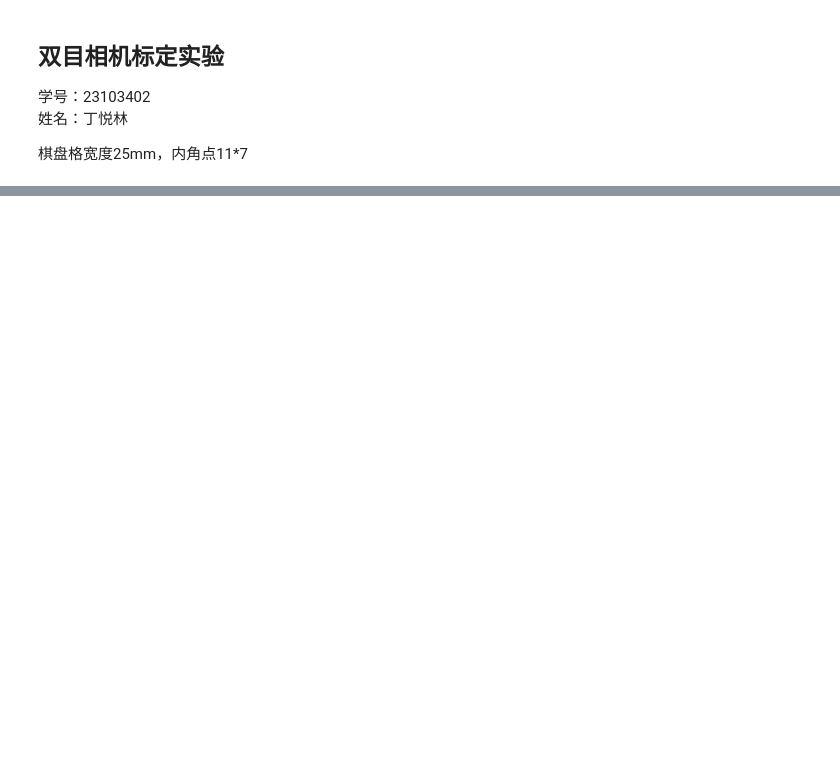
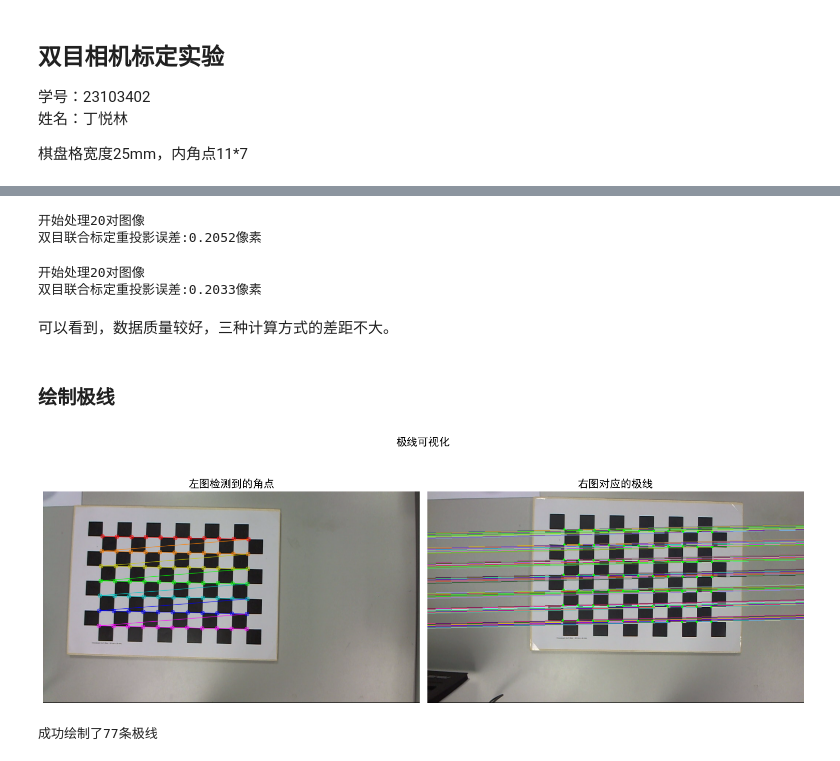
Before and after one commit to User-o2/Camera-Calibration-and-Visual-Odometry, a Jupyter notebook: Camera_Calibrate/code/stereo_camera_calibrate.ipynb, the cells around one changed output, grey strips where cells are left out. Drawn from its saved outputs; the diff is of its cells as text; code cells hidden in the pictures; blank space fills up the shorter version.

```diff
--- a/Camera_Calibrate/code/stereo_camera_calibrate.ipynb
+++ b/Camera_Calibrate/code/stereo_camera_calibrate.ipynb
@@ -211,0 +219,76 @@ stero_cammera_calibrator.stereo_calibrate_camera(flags=flags3)
+# %%
+result['flags2'] = stero_cammera_calibrator.stereo_calibrate_camera(flags=flags2)
+# %% [output]
+开始处理20对图像
+双目联合标定重投影误差:0.2052像素
+# %%
+result['flags3'] = stero_cammera_calibrator.stereo_calibrate_camera(flags=flags3)
+# %% [output]
+开始处理20对图像
+双目联合标定重投影误差:0.2033像素
+# %% [markdown]
+可以看到，数据质量较好，三种计算方式的差距不大。
+# %% [markdown]
+### 绘制极线
+# %%
+# 使用flags3的标定结果绘制极线
+F = stero_cammera_calibrator.F
+
+# 取第一对图像
+left_img_first = cv2.imread(stero_cammera_calibrator.left_img_paths[0])
+right_img_first = cv2.imread(stero_cammera_calibrator.right_img_paths[0])
+left_gray_first = cv2.cvtColor(left_img_first, cv2.COLOR_BGR2GRAY)
+right_gray_first = cv2.cvtColor(right_img_first, cv2.COLOR_BGR2GRAY)
+
+w, h = stero_cammera_calibrator.corner_shape
+
+# 先在左图找点
+ret_left, left_corners = cv2.findChessboardCorners(left_gray_first, (w, h), None)
+if ret_left:
+    criteria = (cv2.TERM_CRITERIA_EPS + cv2.TERM_CRITERIA_MAX_ITER, 30, 0.001)
+    left_corners = cv2.cornerSubPix(left_gray_first, left_corners, (11, 11), (-1, -1), criteria)
+    # 在左图上绘制角点
+    left_img_with_corners = left_img_first.copy()
+    cv2.drawChessboardCorners(left_img_with_corners, (w, h), left_corners, ret_left)
+
+    # 计算左图角点对应的极线
+    lines_right = cv2.computeCorrespondEpilines(left_corners.reshape(-1, 1, 2), 1, F) # 参数1表示输入点来自左图
+    lines_right = lines_right.reshape(-1, 3) # (a,b,c) ax+by+c=0
+
+    # 在右图上绘制极线
+    right_img_with_lines = right_img_first.copy()
+    h_img, w_img = right_img_with_lines.shape[:2]
+    for line in lines_right: # 数学运算
+        color = tuple(np.random.randint(0, 255, 3).tolist())
+        x0, y0 = 0, int(-line[2]/line[1])
+        x1, y1 = w_img-1, int(-(line[2] + line[0]*(w_img-1))/line[1])
+        cv2.line(right_img_with_lines, (x0, y0), (x1, y1), color, 1) # 画线
+
+    # 验证：在右图上绘制对应的角点
+    ret_right, right_corners = cv2.findChessboardCorners(right_gray_first, (w, h), None)
+    if ret_right:
+        right_corners = cv2.cornerSubPix(right_gray_first, right_corners, (11, 11), (-1, -1), criteria)
+        for corner in right_corners:
+            cv2.circle(right_img_with_lines, tuple(corner[0].astype(int)), 3, (0, 255, 0), -1)
+
+    # 可视化结果
+    fig, axes = plt.subplots(1, 2, figsize=(15, 6))
+
+    axes[0].imshow(cv2.cvtColor(left_img_with_corners, cv2.COLOR_BGR2RGB))
+    axes[0].set_title('左图检测到的角点', fontsize=15)
+    axes[0].axis('off')
+
+    axes[1].imshow(cv2.cvtColor(right_img_with_lines, cv2.COLOR_BGR2RGB))
+    axes[1].set_title('右图对应的极线', fontsize=15)
+    axes[1].axis('off')
+
+    plt.tight_layout()
+    plt.suptitle('极线可视化', fontsize=15, y=1.02)
+    plt.show()
+
+    print(f"成功绘制了{len(lines_right)}条极线")
+else:
+    print("左图角点检测失败")
+# %% [output]
+[figure, added]
+成功绘制了77条极线
```
Also changed, not shown: parts of 16 cells of this notebook, 1 other file.
